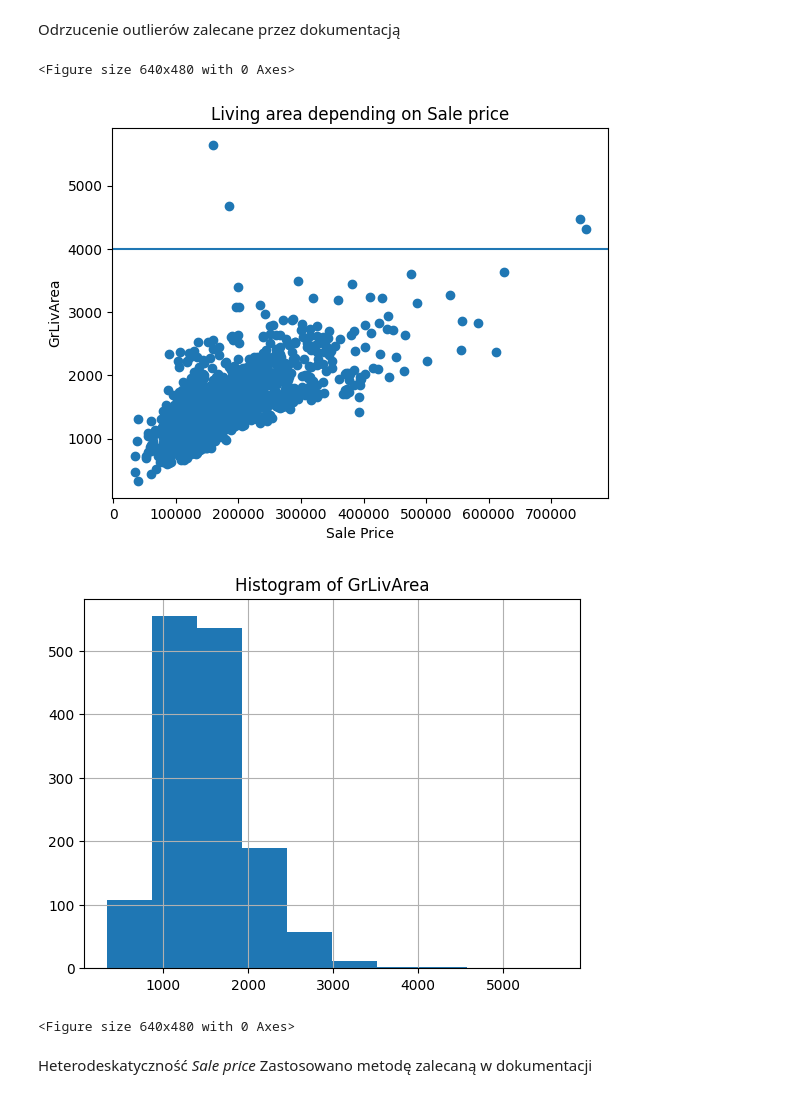
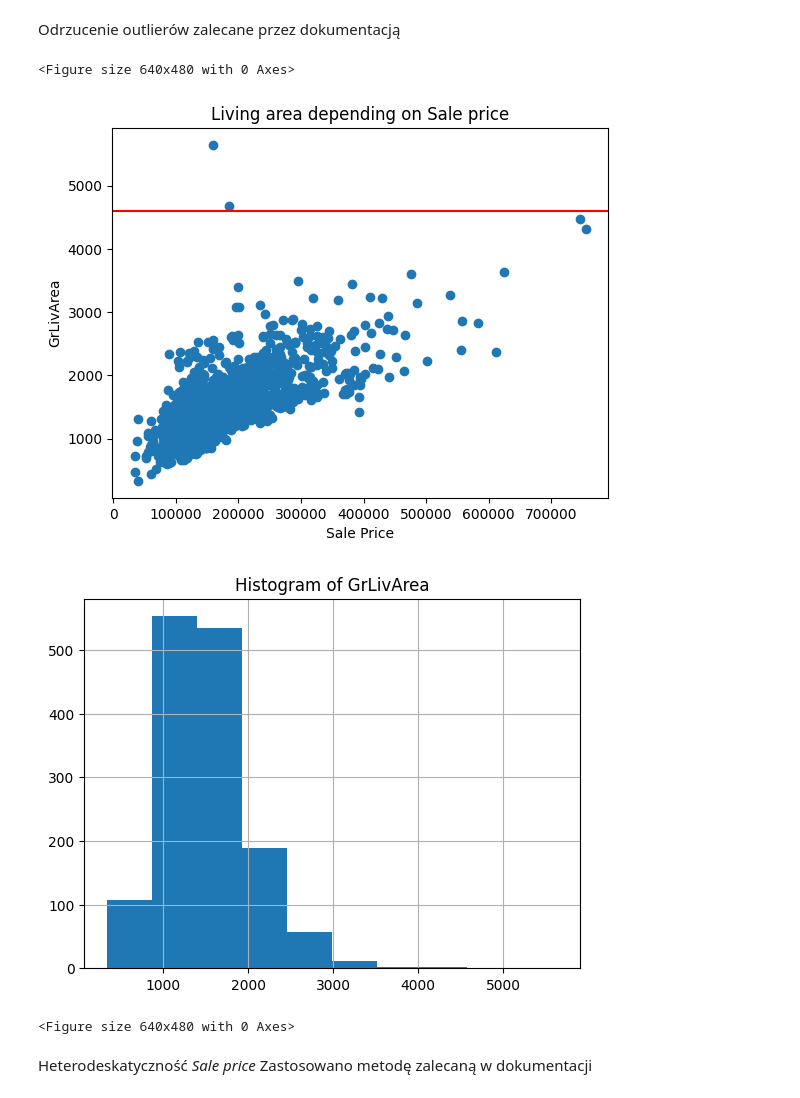
Before and after one commit to R4ken/Machine-Learning-Analysis, a Jupyter notebook: regression/solution.ipynb, the cells around one changed output. Saved outputs shown, nothing was run; the diff lists cells and outputs as text; code cells hidden in the pictures.

```diff
--- a/regression/solution.ipynb
+++ b/regression/solution.ipynb
@@ -100,6 +101,11 @@ print("MasVnrArea")
 print(f"Values equal to zero: {df.MasVnrArea[df.MasVnrArea == 0].count()}   <-- lack of masonry veneer")
 print(f"Missing values:")
 print(df.MasVnrArea[df.MasVnrArea.isna()])
+print(df.MasVnrType[df.MasVnrArea.isna()])
+df.MasVnrArea = df.MasVnrArea.fillna(0.0)
+df.GarageYrBlt = df.GarageYrBlt.fillna(df.YearBuilt)
+
+df.dropna(subset=["Electrical"], inplace=True)
 # %% [output]
 MasVnrArea
 Values equal to zero: 861   <-- lack of masonry veneer
@@ -262,17 +272,17 @@ Odrzucenie outlierów zalecane przez dokumentacją
 # %%
 plt.scatter(df.SalePrice, df.GrLivArea)
 plt.title("Living area depending on Sale price")
 plt.xlabel("Sale Price")
 plt.ylabel("GrLivArea")
-plt.axhline(4000)
+plt.axhline(4600, color="red")
 plt.figure()
 df["GrLivArea"].hist()
 plt.title("Histogram of GrLivArea")
-df = df[df.GrLivArea <= 4000]
+df = df[df.GrLivArea <= 4600]
 plt.figure()
 # %% [output]
 <Figure size 640x480 with 0 Axes>
-[figure, old version]
+[figure, new version]
 [figure]
 <Figure size 640x480 with 0 Axes>
 # %% [markdown]
```
Also changed, not shown: parts of 16 cells of this notebook, 1 other file.
